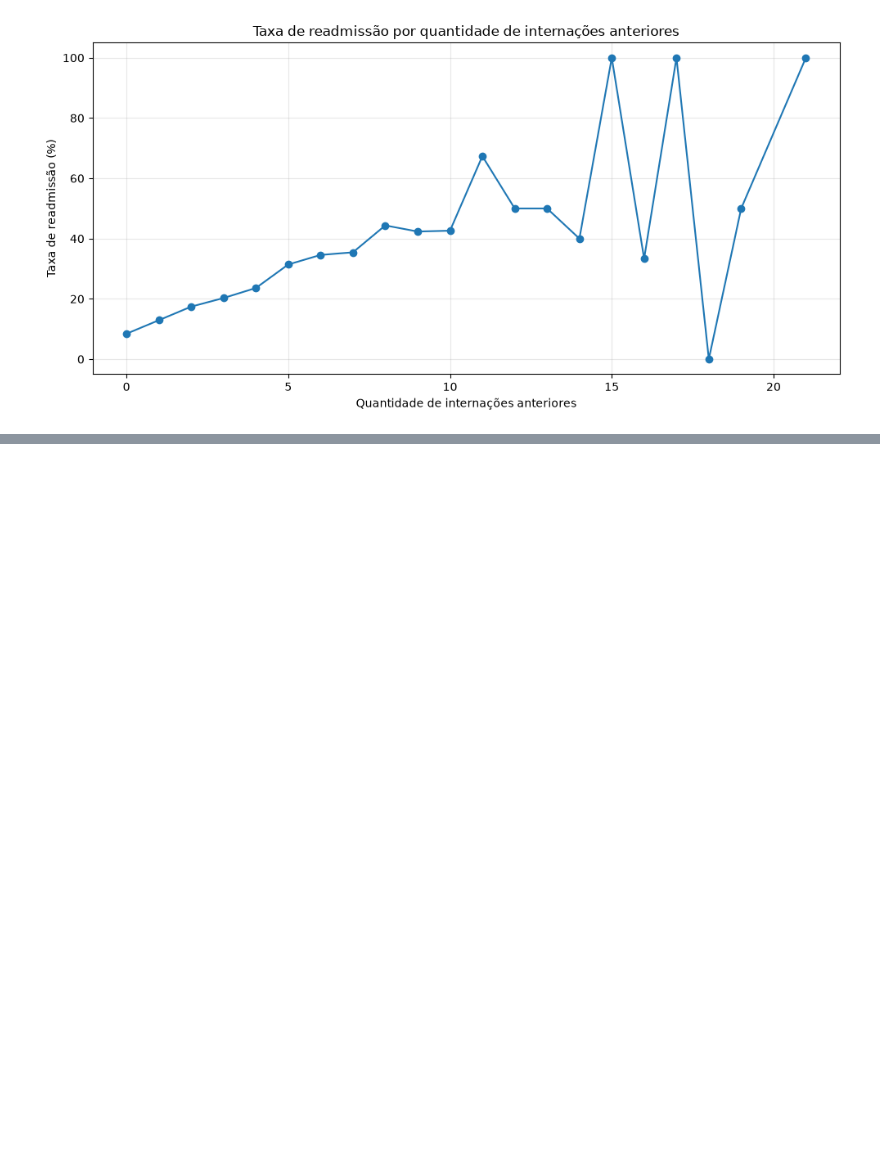
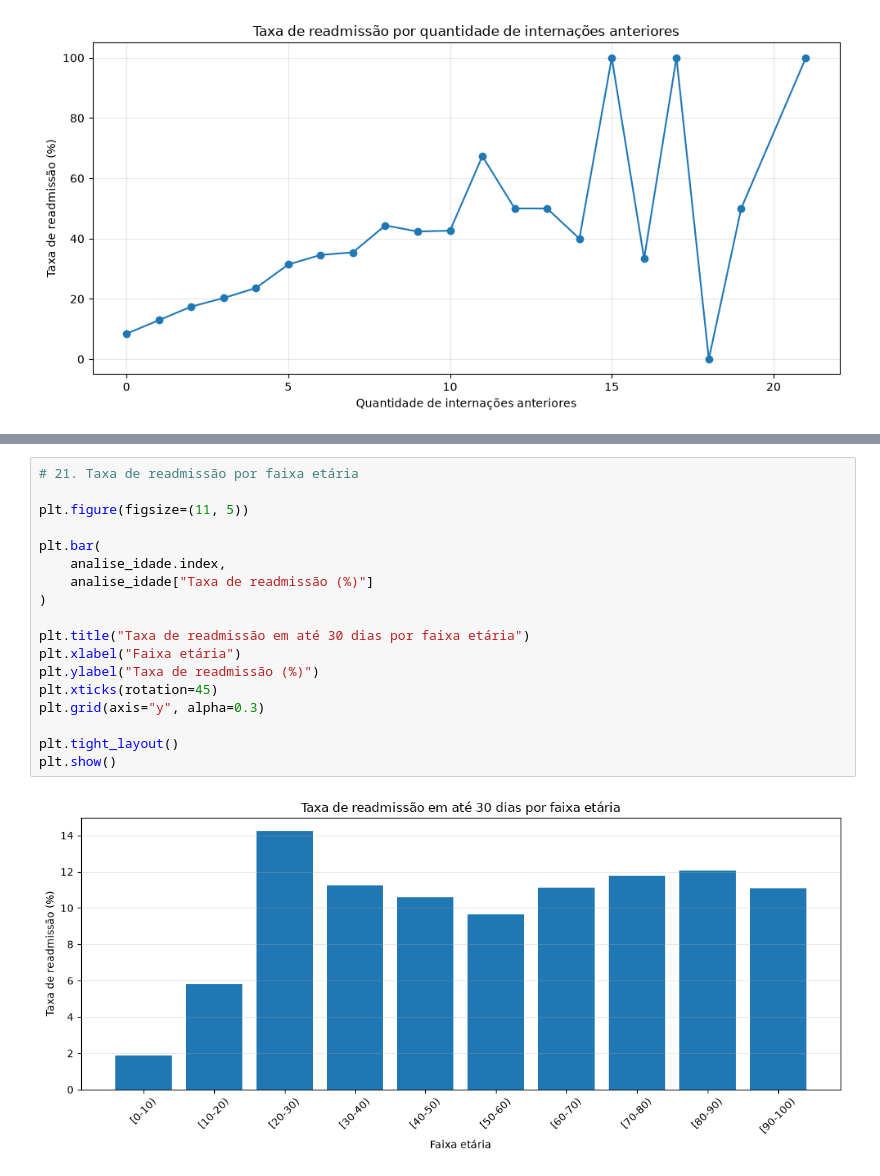
Before and after one commit to HelenLauren/Data-analytics, a Jupyter notebook: notebooks/RA3_Analysis_MachineLearning.ipynb, the cells around one changed output, grey strips where cells are left out. Cells and saved outputs as stored; diff of their text form; blank space fills up the shorter version.

```diff
--- a/notebooks/RA3_Analysis_MachineLearning.ipynb
+++ b/notebooks/RA3_Analysis_MachineLearning.ipynb
@@ -541,0 +593,20 @@ plt.show()
+# %%
+# 21. Taxa de readmissão por faixa etária
+
+plt.figure(figsize=(11, 5))
+
+plt.bar(
+    analise_idade.index,
+    analise_idade["Taxa de readmissão (%)"]
+)
+
+plt.title("Taxa de readmissão em até 30 dias por faixa etária")
+plt.xlabel("Faixa etária")
+plt.ylabel("Taxa de readmissão (%)")
+plt.xticks(rotation=45)
+plt.grid(axis="y", alpha=0.3)
+
+plt.tight_layout()
+plt.show()
+# %% [output]
+[figure, added]
```
Also changed, not shown: parts of 5 cells of this notebook.
